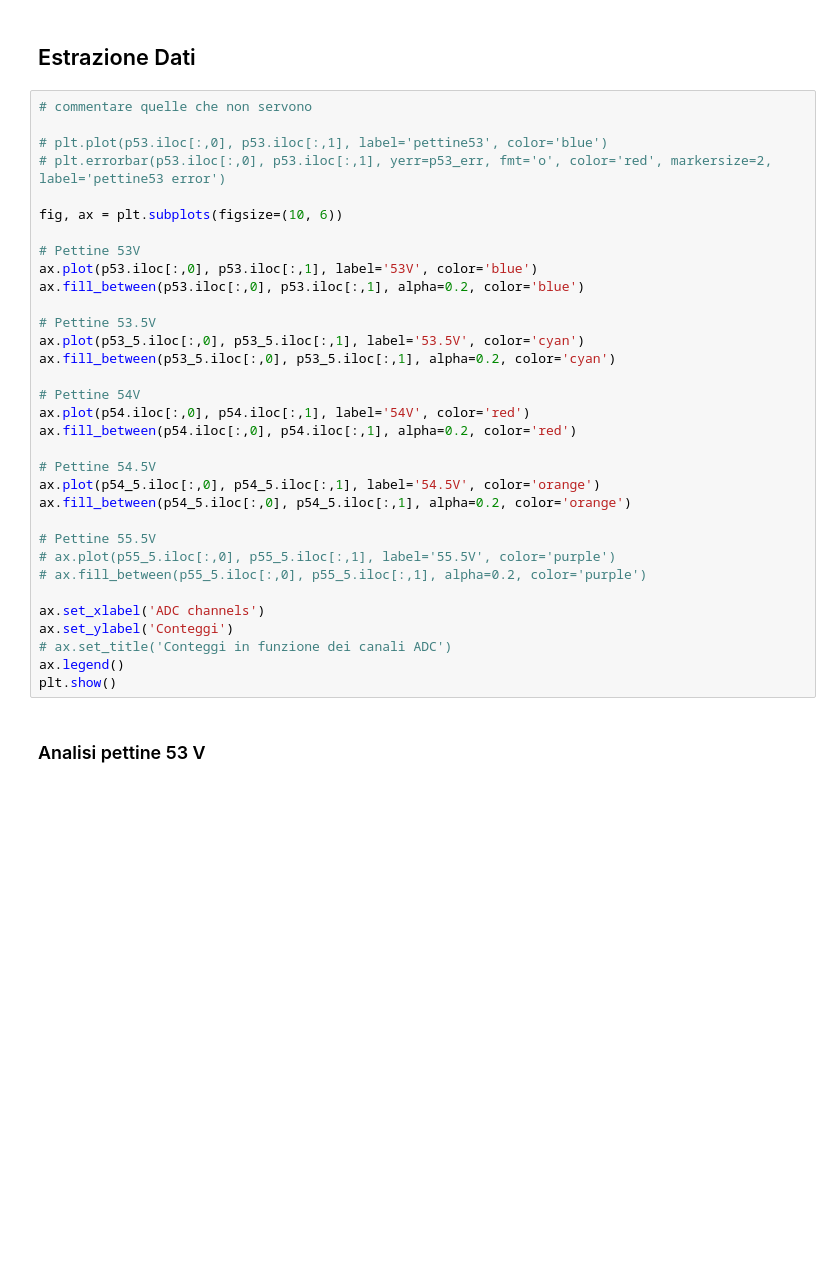
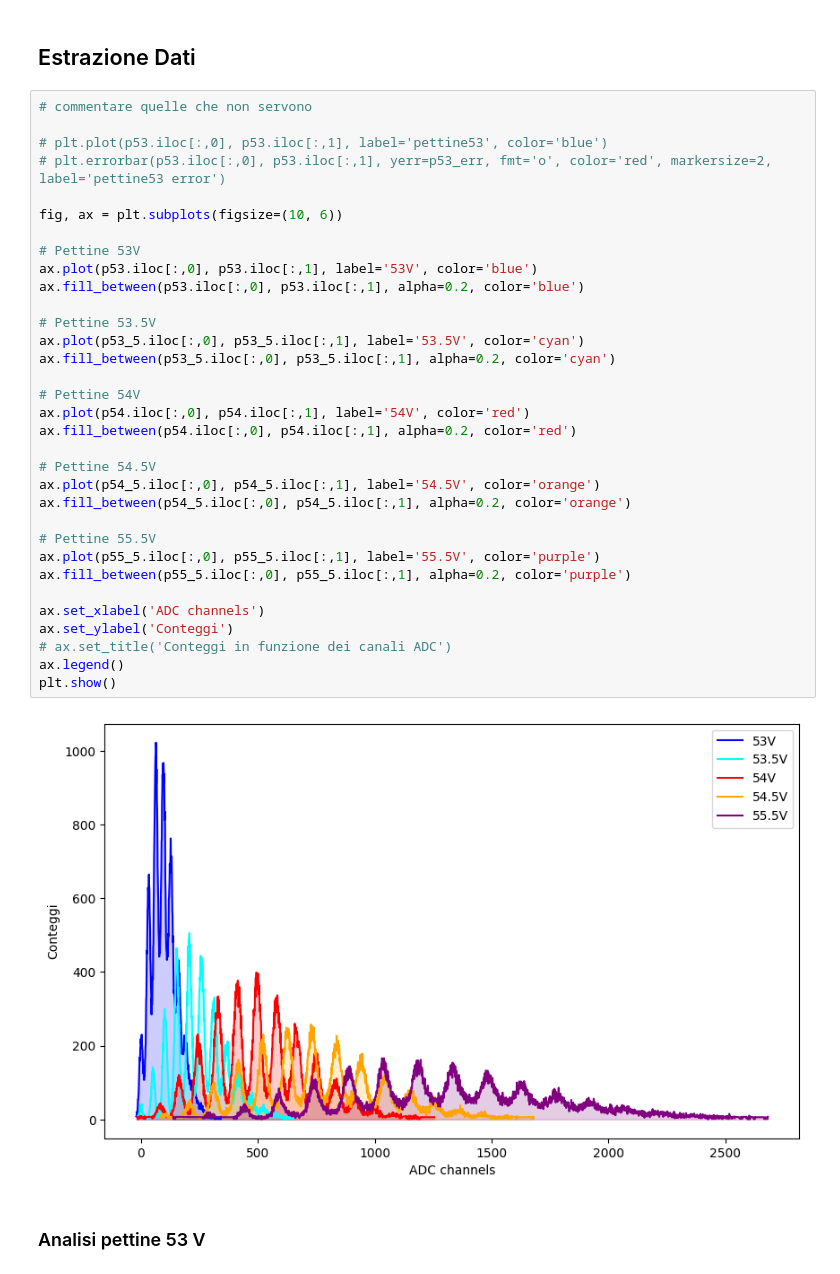
Before and after one commit to Pavar0tty/Laboratorio_SiPM, a Jupyter notebook: Analisi/Parte 1/Analisi Pettine/analisi_pettine.ipynb, the cells around one changed output. Drawn from its saved outputs; the diff is of its cells as text; blank space fills up the shorter version.

```diff
--- a/Analisi/Parte 1/Analisi Pettine/analisi_pettine.ipynb
+++ b/Analisi/Parte 1/Analisi Pettine/analisi_pettine.ipynb
@@ -141,35 +157,37 @@ p55_5_err = assign_errors(p55_5, thr_errors)
 # commentare quelle che non servono
 
 # plt.plot(p53.iloc[:,0], p53.iloc[:,1], label='pettine53', color='blue')
 # plt.errorbar(p53.iloc[:,0], p53.iloc[:,1], yerr=p53_err, fmt='o', color='red', markersize=2, label='pettine53 error')
 
 fig, ax = plt.subplots(figsize=(10, 6))
 
 # Pettine 53V
 ax.plot(p53.iloc[:,0], p53.iloc[:,1], label='53V', color='blue')
 ax.fill_between(p53.iloc[:,0], p53.iloc[:,1], alpha=0.2, color='blue')
 
 # Pettine 53.5V
 ax.plot(p53_5.iloc[:,0], p53_5.iloc[:,1], label='53.5V', color='cyan')
 ax.fill_between(p53_5.iloc[:,0], p53_5.iloc[:,1], alpha=0.2, color='cyan')
 
 # Pettine 54V
 ax.plot(p54.iloc[:,0], p54.iloc[:,1], label='54V', color='red')
 ax.fill_between(p54.iloc[:,0], p54.iloc[:,1], alpha=0.2, color='red')
 
 # Pettine 54.5V
 ax.plot(p54_5.iloc[:,0], p54_5.iloc[:,1], label='54.5V', color='orange')
 ax.fill_between(p54_5.iloc[:,0], p54_5.iloc[:,1], alpha=0.2, color='orange')
 
 # Pettine 55.5V
-# ax.plot(p55_5.iloc[:,0], p55_5.iloc[:,1], label='55.5V', color='purple')
-# ax.fill_between(p55_5.iloc[:,0], p55_5.iloc[:,1], alpha=0.2, color='purple')
+ax.plot(p55_5.iloc[:,0], p55_5.iloc[:,1], label='55.5V', color='purple')
+ax.fill_between(p55_5.iloc[:,0], p55_5.iloc[:,1], alpha=0.2, color='purple')
 
 ax.set_xlabel('ADC channels')
 ax.set_ylabel('Conteggi')
 # ax.set_title('Conteggi in funzione dei canali ADC')
 ax.legend()
 plt.show()
+# %% [output]
+[figure, added]
 # %% [markdown]
 ### Analisi pettine 53 V
 # %%
```
Also changed, not shown: parts of 24 cells of this notebook, 1 other file.
